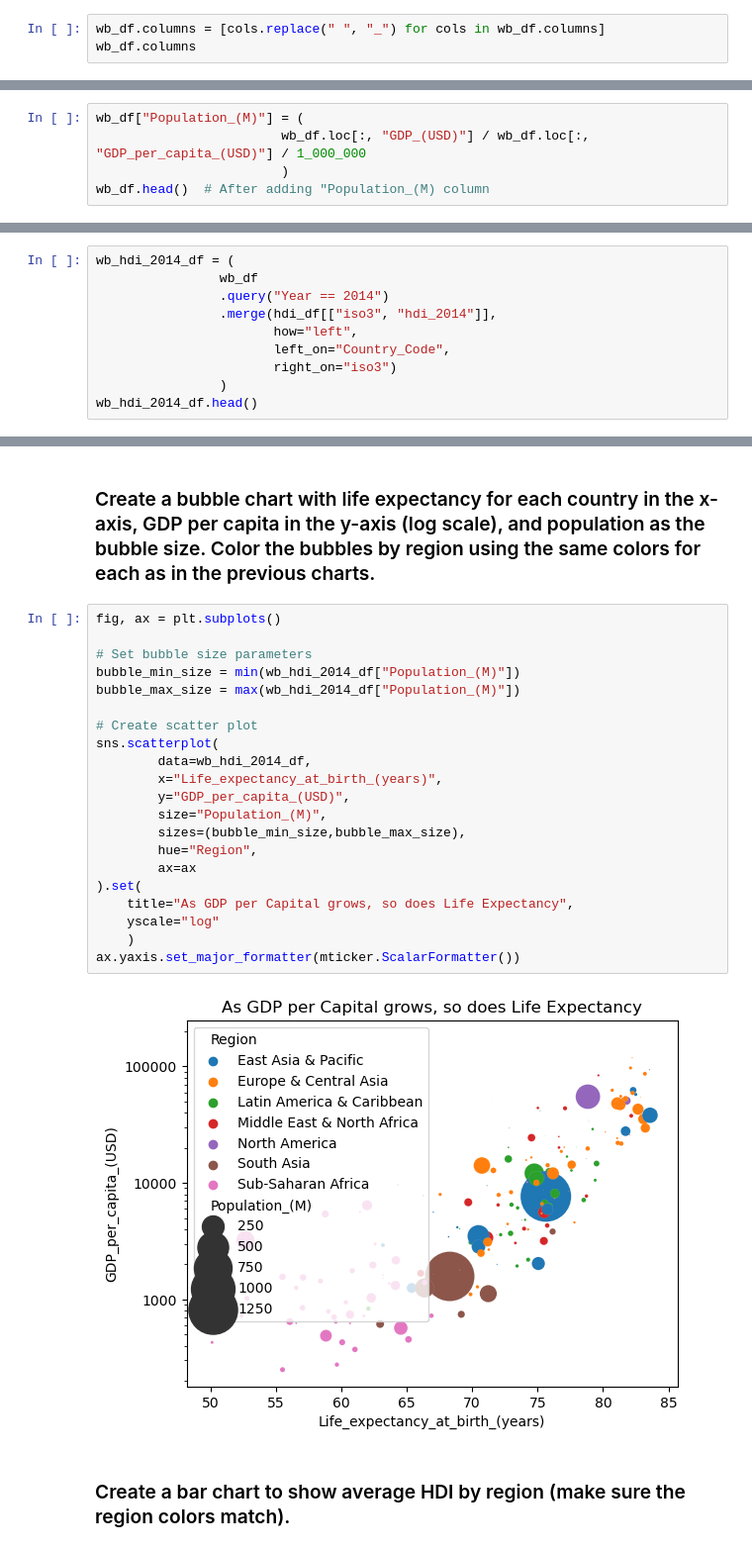
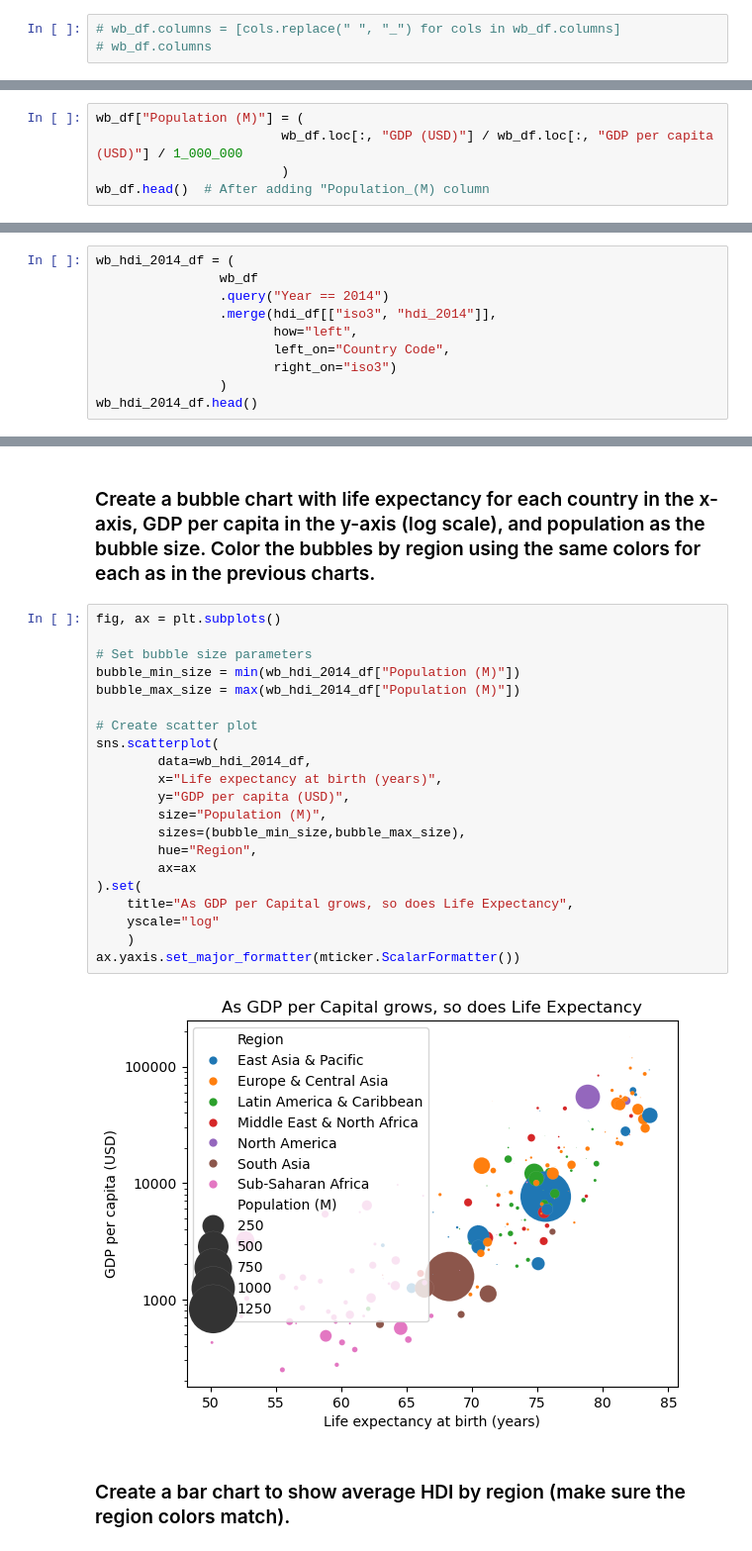
Before and after one commit to hgrp/Maven-Portfolio-Jupyter-Embed, a Jupyter notebook: Test.ipynb, the cells around one changed output, grey strips where cells are left out. Shown: that part at 99% size. Saved outputs shown, nothing was run; the diff lists cells and outputs as text.

```diff
--- a/Test.ipynb
+++ b/Test.ipynb
@@ -131,5 +131,5 @@ memory usage: 1.1 MB
 # %% [markdown]
 ### Replace spaces with underscore from the column names
 # %%
-wb_df.columns = [cols.replace(" ", "_") for cols in wb_df.columns]
-wb_df.columns
+# wb_df.columns = [cols.replace(" ", "_") for cols in wb_df.columns]
+# wb_df.columns
@@ -157,8 +145,8 @@ wb_df.head()  # Before adding "Population_(M) column
 | 3 | Afghanistan | AFG | South Asia | Low income | 2015 | 34.809 | 6.929 | ... |
 | 4 | Afghanistan | AFG | South Asia | Low income | 2014 | 35.706 | 7.141 | ... |
 # %%
-wb_df["Population_(M)"] = (
-                        wb_df.loc[:, "GDP_(USD)"] / wb_df.loc[:, "GDP_per_capita_(USD)"] / 1_000_000
+wb_df["Population (M)"] = (
+                        wb_df.loc[:, "GDP (USD)"] / wb_df.loc[:, "GDP per capita (USD)"] / 1_000_000
                         )
 wb_df.head()  # After adding "Population_(M) column
 # %% [output]
@@ -256,7 +255,7 @@ wb_hdi_2014_df = (
                 .query("Year == 2014")
                 .merge(hdi_df[["iso3", "hdi_2014"]],
                        how="left",
-                       left_on="Country_Code",
+                       left_on="Country Code",
                        right_on="iso3")
                 )
 wb_hdi_2014_df.head()
@@ -404,26 +404,26 @@ plt.show()
 # %%
 fig, ax = plt.subplots()
 
 # Set bubble size parameters
-bubble_min_size = min(wb_hdi_2014_df["Population_(M)"])
-bubble_max_size = max(wb_hdi_2014_df["Population_(M)"])
+bubble_min_size = min(wb_hdi_2014_df["Population (M)"])
+bubble_max_size = max(wb_hdi_2014_df["Population (M)"])
 
 # Create scatter plot
 sns.scatterplot(
         data=wb_hdi_2014_df,
-        x="Life_expectancy_at_birth_(years)",
-        y="GDP_per_capita_(USD)",
-        size="Population_(M)",
+        x="Life expectancy at birth (years)",
+        y="GDP per capita (USD)",
+        size="Population (M)",
         sizes=(bubble_min_size,bubble_max_size),
         hue="Region",
         ax=ax
 ).set(
     title="As GDP per Capital grows, so does Life Expectancy",
     yscale="log"
     )
 ax.yaxis.set_major_formatter(mticker.ScalarFormatter())
 # %% [output]
-[figure, old version]
+[figure, new version]
 # %% [markdown]
 ### Create a bar chart to show average HDI by region (make sure the region colors match).
 # %%
```
Also changed, not shown: parts of 26 cells of this notebook.
